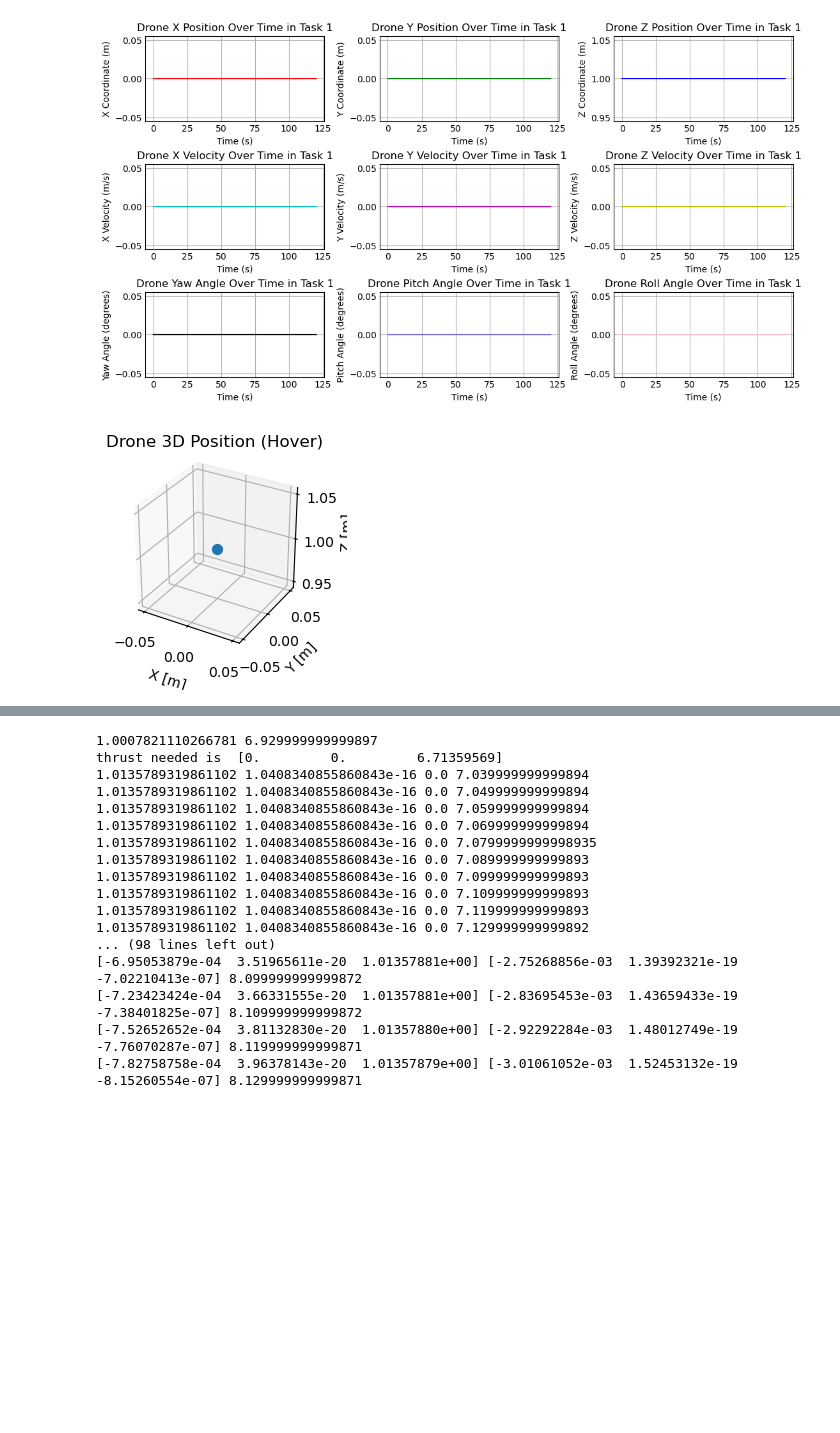
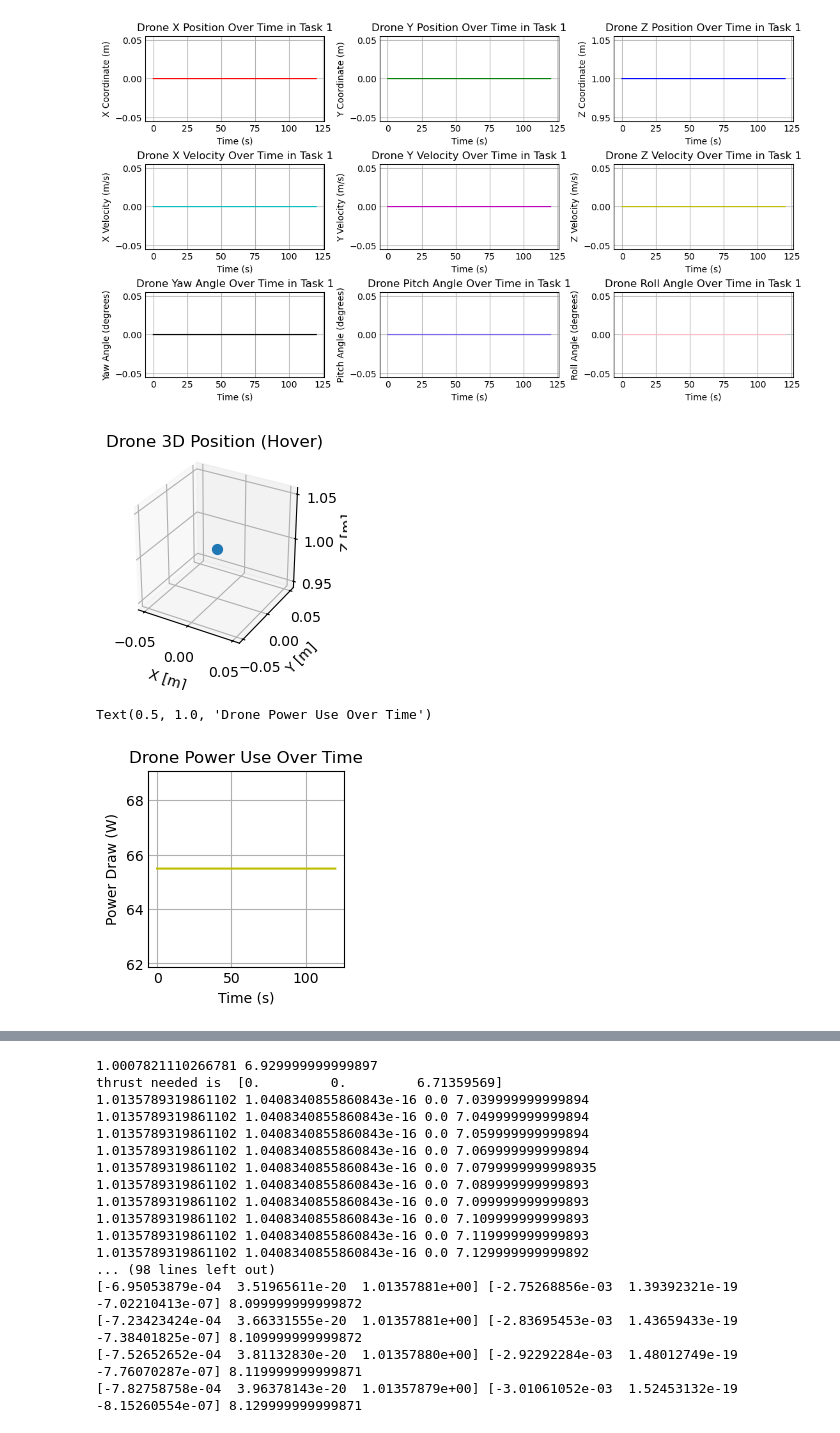
Before and after one commit to hannahs1021/AE352_Final, a Jupyter notebook: AE352_DroneProjV2.ipynb, the cells around one changed output, grey strips where cells are left out. Saved outputs shown, nothing was run; the diff lists cells and outputs as text; code cells hidden in the pictures; blank space fills up the shorter version.

Commit message:
added power plots

```diff
--- a/AE352_DroneProjV2.ipynb
+++ b/AE352_DroneProjV2.ipynb
@@ -135,7 +135,7 @@ def task1(t_tot, ro, vo, ao, fo, eulerso, wo):
 
     thrust_des_rotor = (m * 9.81) / 4
     rotors = np.sqrt(thrust_des_rotor / kt), -np.sqrt(thrust_des_rotor / kt), np.sqrt(thrust_des_rotor / kt), -np.sqrt(thrust_des_rotor / kt)
-    power = thrust_des_rotor * np.sqrt(thrust_des_rotor / (2*A*rho)) #P = T sqrt(T/A2rho)
+    power = 4 * thrust_des_rotor * np.sqrt(thrust_des_rotor / (2*A*rho)) #P = T sqrt(T/A2rho)
 
     while (t < t_tot):
         r, v, a, f, eulers, w = step(r, v, eulers, w, rotors, dt)
@@ -146,8 +146,8 @@ def task1(t_tot, ro, vo, ao, fo, eulerso, wo):
         powerovertime.append(power)
         rotorovertime.append(rotors)
         t += dt
-    return tovertime, rovertime, vovertime, eulersovertime
-t_t, r_t, v_t, eulers_t = task1(120, r, v, a, f, eulers, w)
+    return tovertime, rovertime, vovertime, eulersovertime, powerovertime
+t_t, r_t, v_t, eulers_t, power_t = task1(120, r, v, a, f, eulers, w)
 # %%
 plt.style.use('_mpl-gallery')
 r_tx = np.array(r_t).T[0]
@@ -200,33 +200,41 @@ axs[2][0].set_ylabel('Yaw Angle (degrees)')
 
 axs[2][1].plot(t_t, theta_t, color = 'mediumslateblue', linestyle = '-')
 axs[2][1].set_title('Drone Pitch Angle Over Time in Task 1')
 axs[2][1].set_xlabel('Time (s)')
 axs[2][1].set_ylabel('Pitch Angle (degrees)')
 
 axs[2][2].plot(t_t, psi_t, color = 'pink', linestyle = '-')
 axs[2][2].set_title('Drone Roll Angle Over Time in Task 1')
 axs[2][2].set_xlabel('Time (s)')
 axs[2][2].set_ylabel('Roll Angle (degrees)')
 
 fig = plt.figure()
 ax = fig.add_subplot(111, projection='3d')
 
 ax.plot(r_tx, r_ty, r_tz, linewidth=2)
 ax.scatter(r_tx[0], r_ty[0], r_tz[0], marker='o', s=50)  # start point
 
 # Labels and formatting
 ax.set_xlabel('X [m]')
 ax.set_ylabel('Y [m]')
 ax.set_zlabel('Z [m]')
 ax.set_title('Drone 3D Position (Hover)')
 
 ax.set_box_aspect([1, 1, 1])  # equal scaling
 ax.grid(True)
 
 plt.show()
+
+plt.figure()
+plt.plot(t_t, power_t, 'y-')
+plt.xlabel('Time (s)')
+plt.ylabel('Power Draw (W)')
+plt.title('Drone Power Use Over Time')
 # %% [output]
 [figure]
 [figure]
+Text(0.5, 1.0, 'Drone Power Use Over Time')
+[figure, added]
 # %%
 # Task 2. Hover at 1m for 2 mins. Rotors instantaneously start rotating at t = 0.
 def task2(radius, vtarget, t_tot, ro, vo, ao, fo, eulerso, wo):
```
Also changed, not shown: parts of 2 cells of this notebook.
